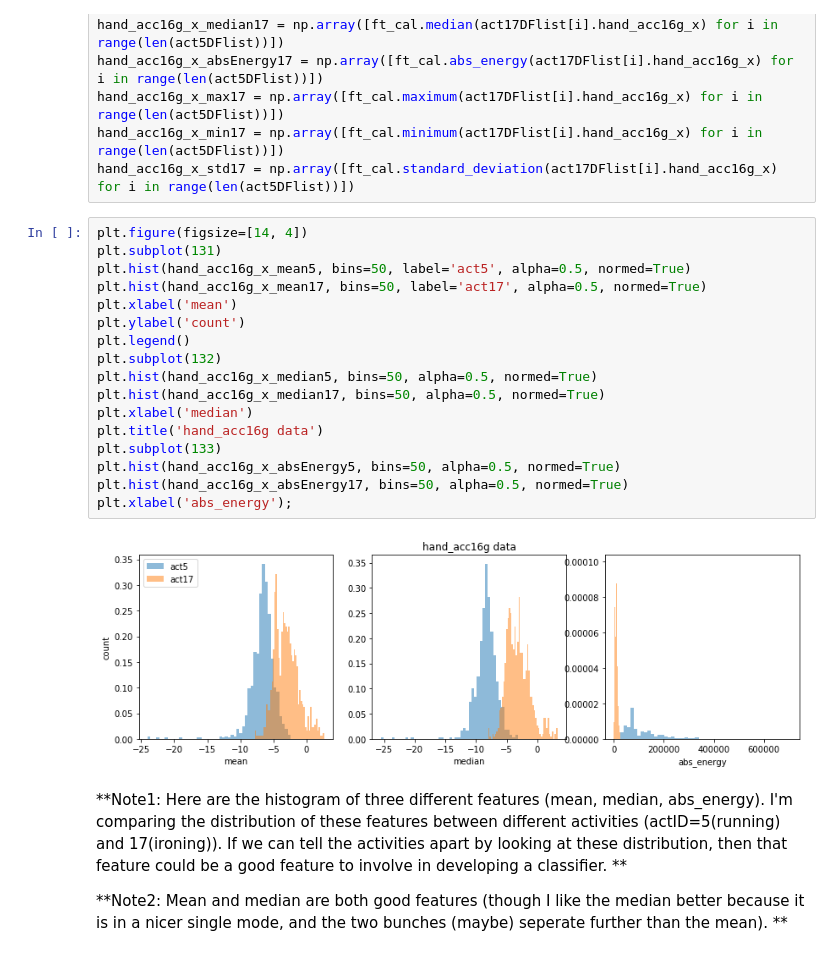
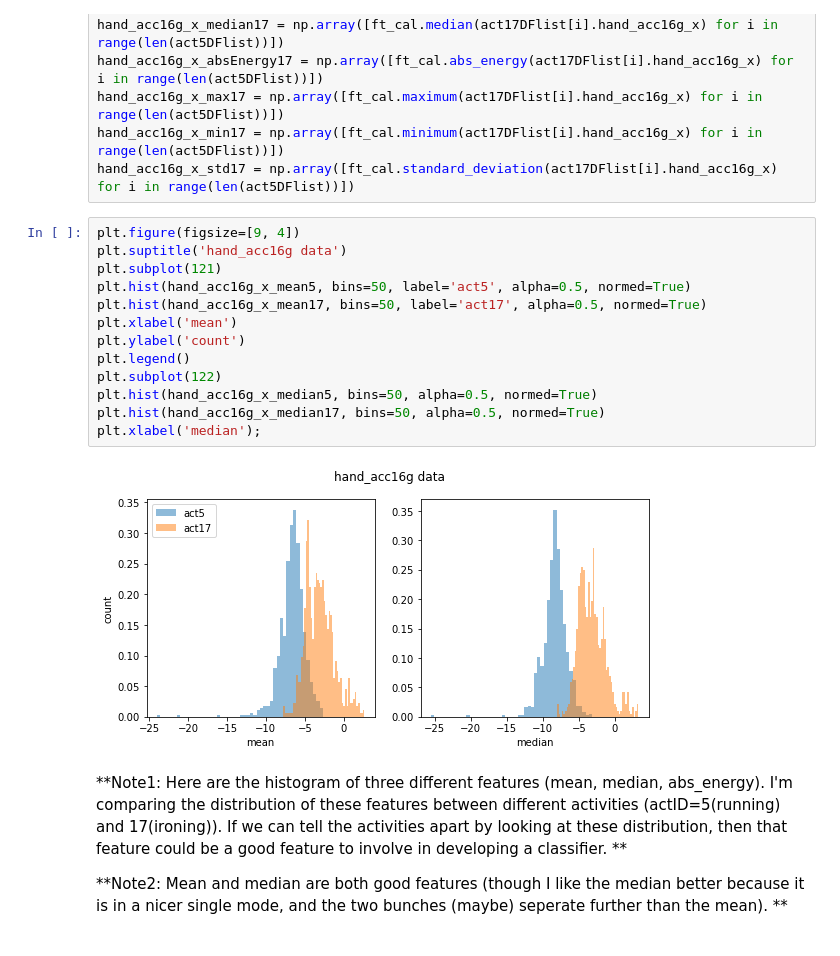
Before and after one commit to kcmeehan/BiometricsActivityClassification, a Jupyter notebook: feature_extraction.ipynb, the cells around one changed output. Saved outputs shown, nothing was run; the diff lists cells and outputs as text.

```diff
--- a/feature_extraction.ipynb
+++ b/feature_extraction.ipynb
@@ -120,24 +120,20 @@ hand_acc16g_x_max17 = np.array([ft_cal.maximum(act17DFlist[i].hand_acc16g_x) for
 hand_acc16g_x_min17 = np.array([ft_cal.minimum(act17DFlist[i].hand_acc16g_x) for i in range(len(act5DFlist))])
 hand_acc16g_x_std17 = np.array([ft_cal.standard_deviation(act17DFlist[i].hand_acc16g_x) for i in range(len(act5DFlist))])
 # %%
-plt.figure(figsize=[14, 4])
-plt.subplot(131)
+plt.figure(figsize=[9, 4])
+plt.suptitle('hand_acc16g data')
+plt.subplot(121)
 plt.hist(hand_acc16g_x_mean5, bins=50, label='act5', alpha=0.5, normed=True)
 plt.hist(hand_acc16g_x_mean17, bins=50, label='act17', alpha=0.5, normed=True)
 plt.xlabel('mean')
 plt.ylabel('count')
 plt.legend()
-plt.subplot(132)
+plt.subplot(122)
 plt.hist(hand_acc16g_x_median5, bins=50, alpha=0.5, normed=True)
 plt.hist(hand_acc16g_x_median17, bins=50, alpha=0.5, normed=True)
-plt.xlabel('median')
-plt.title('hand_acc16g data')
-plt.subplot(133)
-plt.hist(hand_acc16g_x_absEnergy5, bins=50, alpha=0.5, normed=True)
-plt.hist(hand_acc16g_x_absEnergy17, bins=50, alpha=0.5, normed=True)
-plt.xlabel('abs_energy');
+plt.xlabel('median');
 # %% [output]
-[figure, old version]
+[figure, new version]
 # %% [markdown]
 **Note1: Here are the histogram of three different features (mean, median, abs_energy). I'm comparing the distribution of these features between different activities (actID=5(running) and 17(ironing)). If we can tell the activities apart by looking at these distribution, then that feature could be a good feature to involve in developing a classifier. **
 
```
Also changed, not shown: parts of 15 cells of this notebook, 1 other file.
